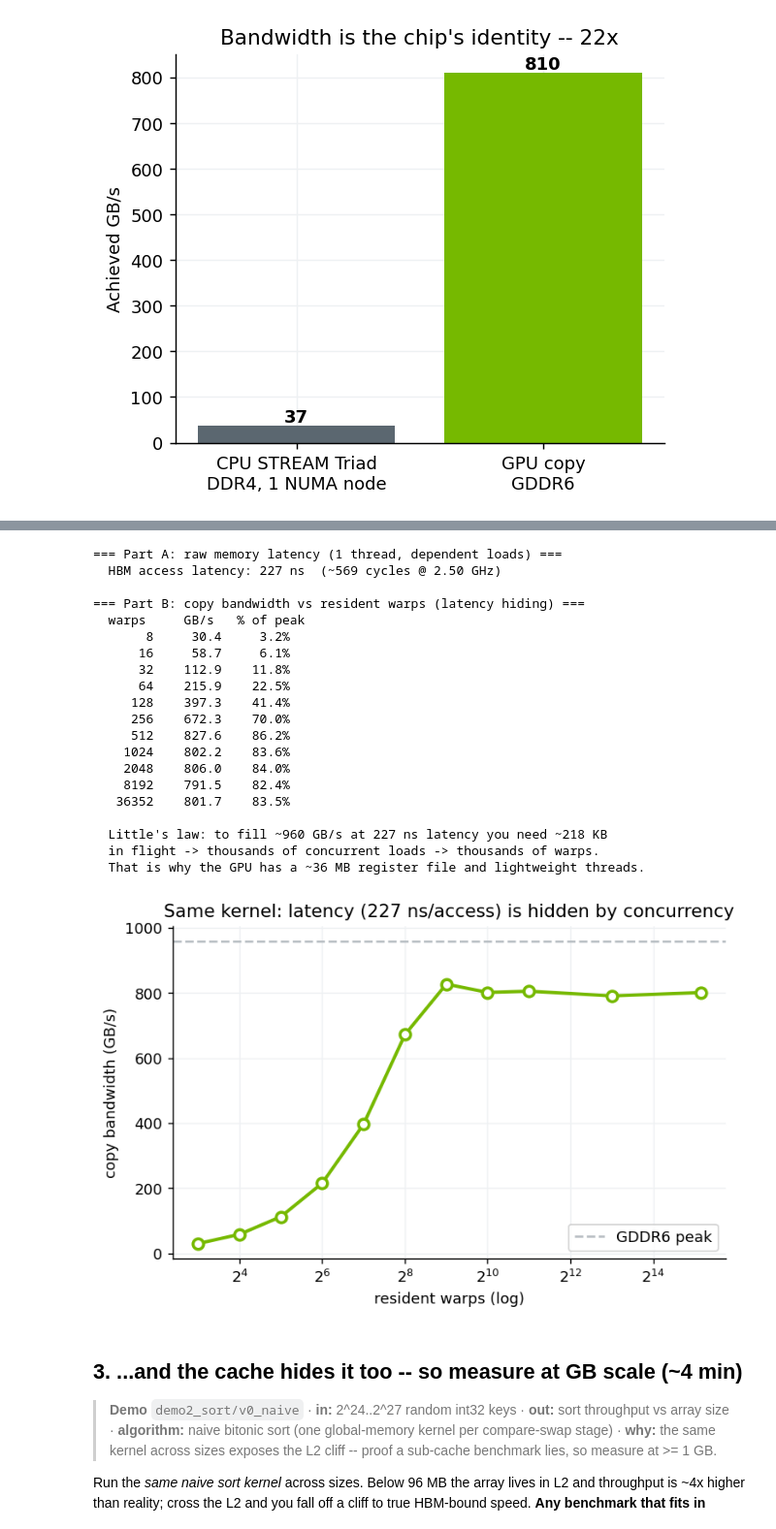
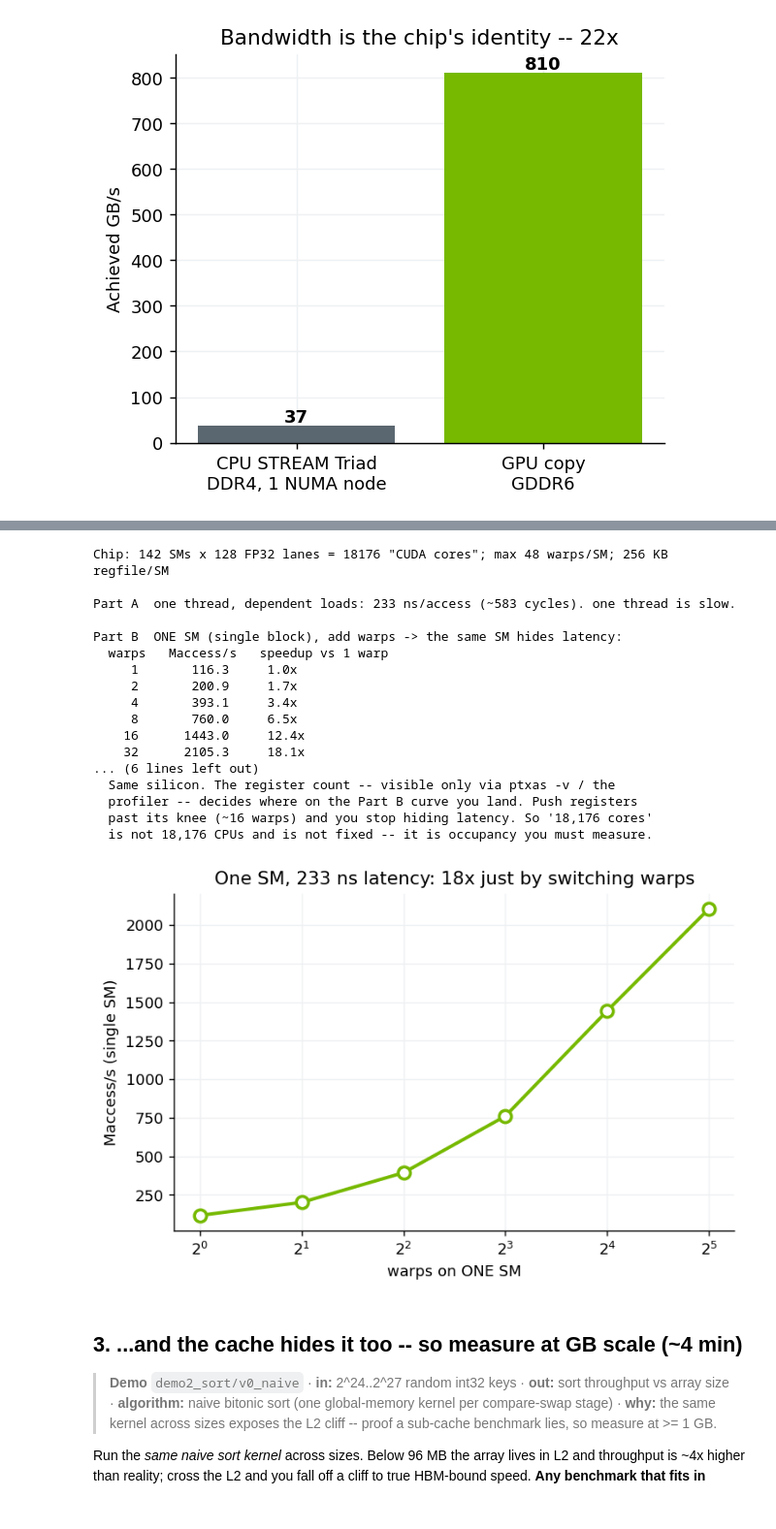
Before and after one commit to StarGazerM/gpu-cost-model-course, a Jupyter notebook: course.ipynb, the cells around one changed output, grey strips where cells are left out. Shown at 97% size. Drawn from its saved outputs; the diff is of its cells as text; code cells hidden in the pictures.

```diff
--- a/course.ipynb
+++ b/course.ipynb
@@ -101,37 +102,33 @@ __global__ void chase(const int* next, int steps, int* sink) {
 # %%
 out = sh("./latency", cwd=f"{ROOT}/demo7_latency"); print(out)
-lat = grab(out, r"latency:\s*([\d.]+)\s*ns")
-rows = re.findall(r"^\s*(\d+)\s+([\d.]+)\s+[\d.]+%\s*$", out, re.M)
-warps = [int(a) for a, _ in rows]; gbps = [float(b) for _, b in rows]
+lat = grab(out, r"([\d.]+)\s*ns/access")
+rows = re.findall(r"^\s*(\d+)\s+([\d.]+)\s+[\d.]+x\s*$", out, re.M)
+warps = [int(a) for a, _ in rows]; thru = [float(b) for _, b in rows]
 fig, ax = plt.subplots(figsize=(6.6, 4))
-ax.plot(warps, gbps, "o-", color=GPU, lw=2.2, ms=7, mfc="white", mew=2)
-ax.axhline(960, ls="--", color=CEIL, label="GDDR6 peak")
-ax.set_xscale("log", base=2); ax.set_xlabel("resident warps (log)"); ax.set_ylabel("copy bandwidth (GB/s)")
-ax.set_title(f"Same kernel: latency ({lat:.0f} ns/access) is hidden by concurrency")
-ax.legend(loc="lower right")
+ax.plot(warps, thru, "o-", color=GPU, lw=2.2, ms=8, mfc="white", mew=2)
+ax.set_xscale("log", base=2); ax.set_xlabel("warps on ONE SM"); ax.set_ylabel("Maccess/s (single SM)")
+sp = (thru[-1]/thru[0]) if thru else 0
+ax.set_title(f"One SM, {lat:.0f} ns latency: {sp:.0f}x just by switching warps")
 plt.show()
 # %% [output]
-=== Part A: raw memory latency (1 thread, dependent loads) ===
-  HBM access latency: 227 ns  (~569 cycles @ 2.50 GHz)
+Chip: 142 SMs x 128 FP32 lanes = 18176 "CUDA cores"; max 48 warps/SM; 256 KB regfile/SM
 
-=== Part B: copy bandwidth vs resident warps (latency hiding) ===
-  warps     GB/s   % of peak
-       8     30.4     3.2%
-      16     58.7     6.1%
-      32    112.9    11.8%
-      64    215.9    22.5%
-     128    397.3    41.4%
-     256    672.3    70.0%
-     512    827.6    86.2%
-    1024    802.2    83.6%
-    2048    806.0    84.0%
-    8192    791.5    82.4%
-   36352    801.7    83.5%
+Part A  one thread, dependent loads: 233 ns/access (~583 cycles). one thread is slow.
 
-  Little's law: to fill ~960 GB/s at 227 ns latency you need ~218 KB
-  in flight -> thousands of concurrent loads -> thousands of warps.
-  That is why the GPU has a ~36 MB register file and lightweight threads.
+Part B  ONE SM (single block), add warps -> the same SM hides latency:
+  warps   Maccess/s   speedup vs 1 warp
+     1       116.3     1.0x
+     2       200.9     1.7x
+     4       393.1     3.4x
+     8       760.0     6.5x
+    16      1443.0     12.4x
+    32      2105.3     18.1x
+... (6 lines left out)
+  Same silicon. The register count -- visible only via ptxas -v / the
+  profiler -- decides where on the Part B curve you land. Push registers
+  past its knee (~16 warps) and you stop hiding latency. So '18,176 cores'
+  is not 18,176 CPUs and is not fixed -- it is occupancy you must measure.
-[figure, old version]
+[figure, new version]
 # %% [markdown]
 ## 3. ...and the cache hides it too -- so measure at GB scale  (~4 min)
 
```
Also changed, not shown: parts of 6 cells of this notebook, 2 other files.
